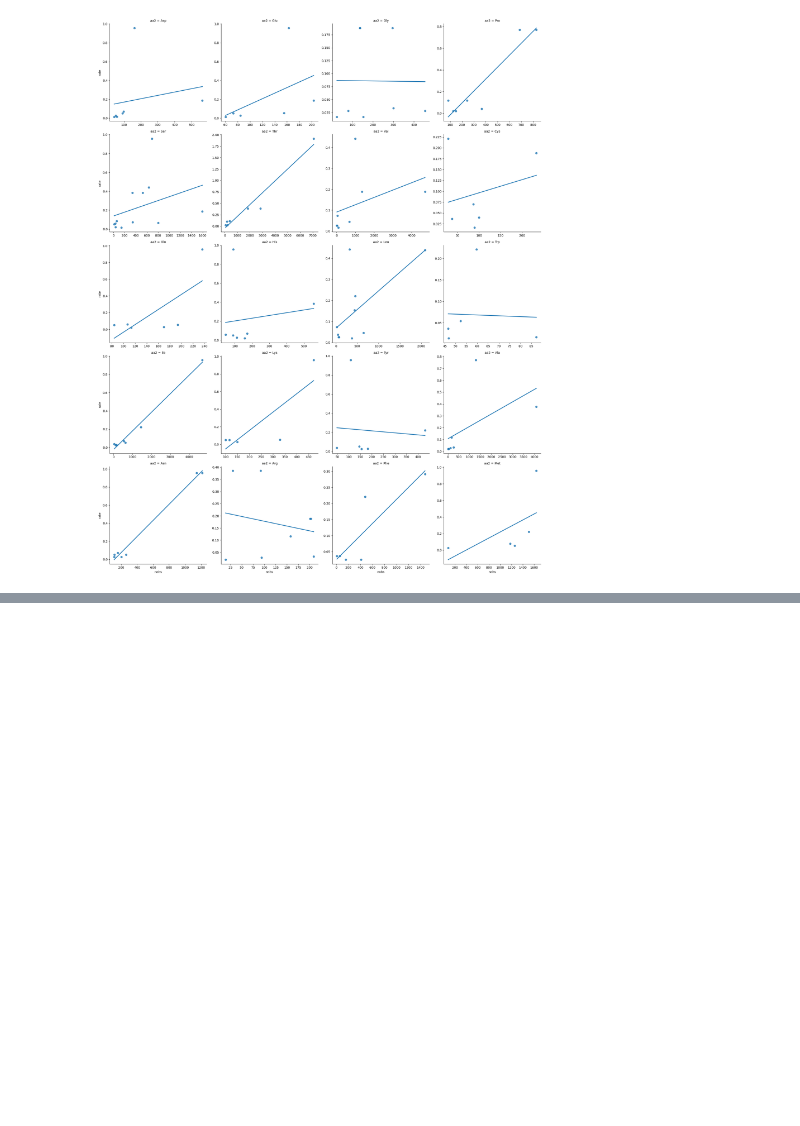
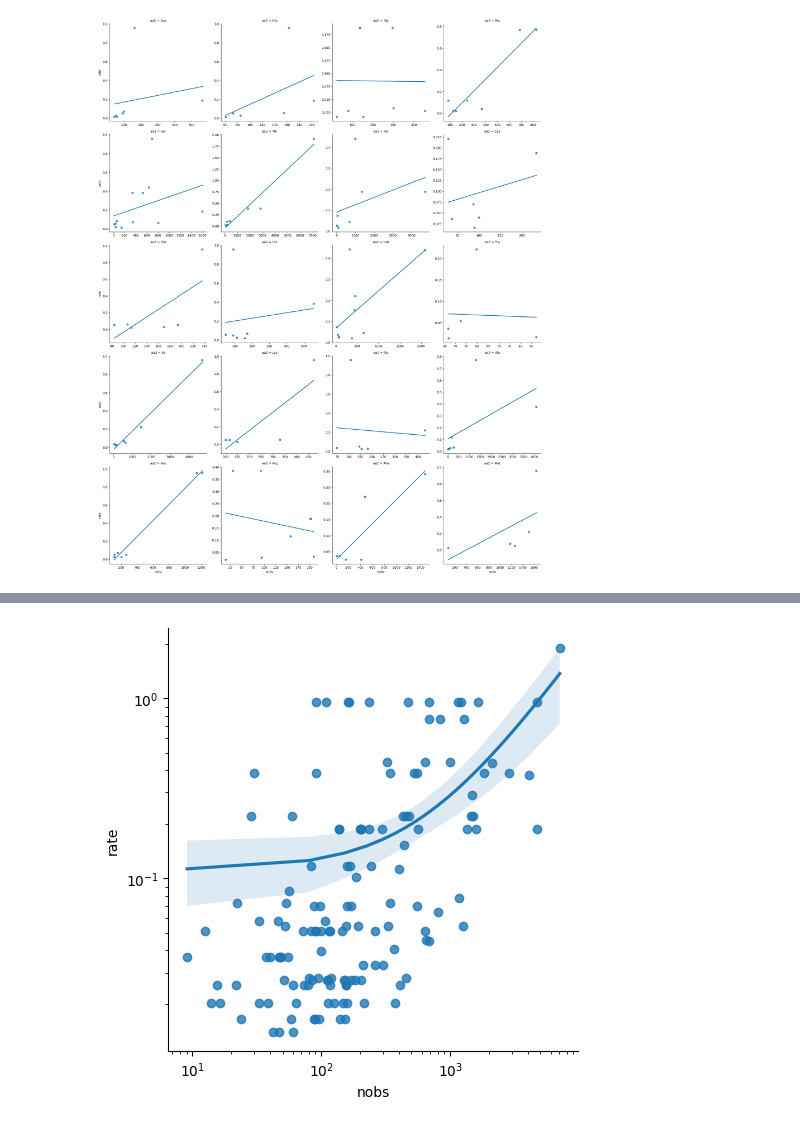
Before and after one commit to mitoclub/AminoAcidShift, a Jupyter notebook: process_analysis/analyse.ipynb, the cells around one changed output, grey strips where cells are left out. Cells and saved outputs as stored; diff of their text form; code cells hidden in the pictures; blank space fills up the shorter version.

```diff
--- a/vertebrates_aa_subst/analyse.ipynb
+++ b/process_analysis/analyse.ipynb
@@ -183,0 +262,7 @@ SyntaxError: invalid syntax (3235886167.py, line 1)
+# %%
+sns.lmplot(aa_subst, x='nobs', y='rate')
+plt.xscale('log')
+plt.yscale('log')
+plt.show()
+# %% [output]
+[figure, added]
```
Also changed, not shown: parts of 21 cells of this notebook, 5 other files.
